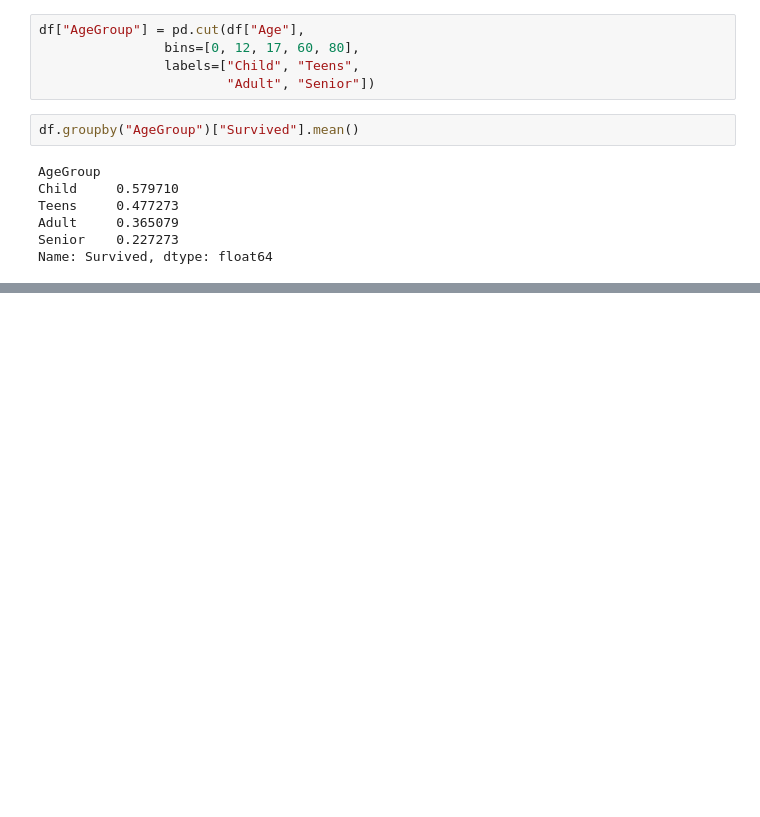
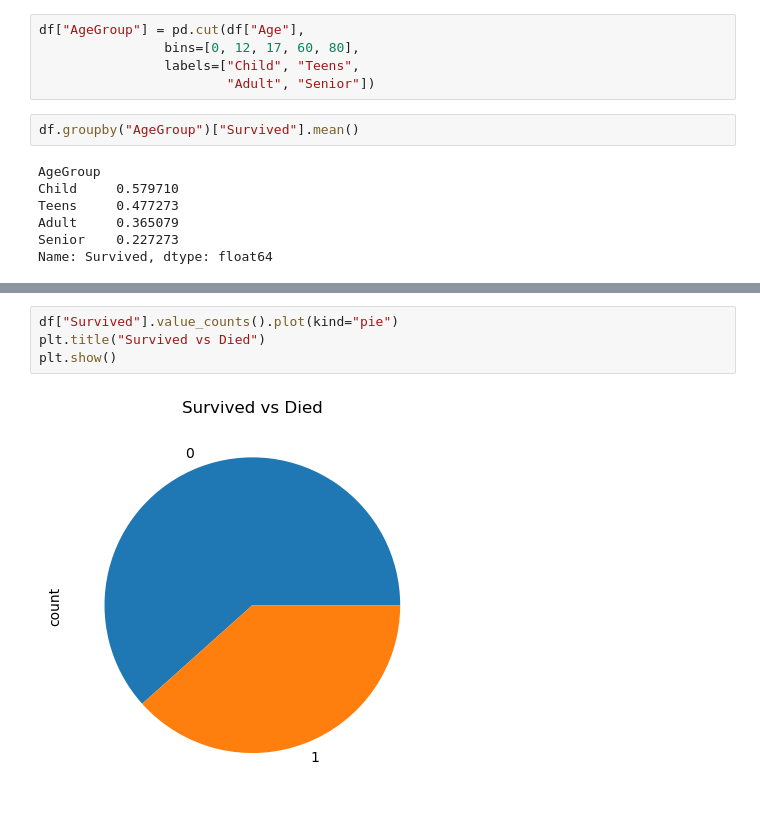
Before and after one commit to Danammadhunika/ml-journey, a Jupyter notebook: notebooks/titanic_exploration.ipynb, the cells around one changed output, grey strips where cells are left out. Cells and saved outputs as stored; diff of their text form; blank space fills up the shorter version.

```diff
--- a/notebooks/titanic_exploration.ipynb
+++ b/notebooks/titanic_exploration.ipynb
@@ -278,0 +289,6 @@ Name: Survived, dtype: float64
+# %%
+df["Survived"].value_counts().plot(kind="pie")
+plt.title("Survived vs Died")
+plt.show()
+# %% [output]
+[figure, added]
```
Also changed, not shown: parts of 9 cells of this notebook, 1 other file.
